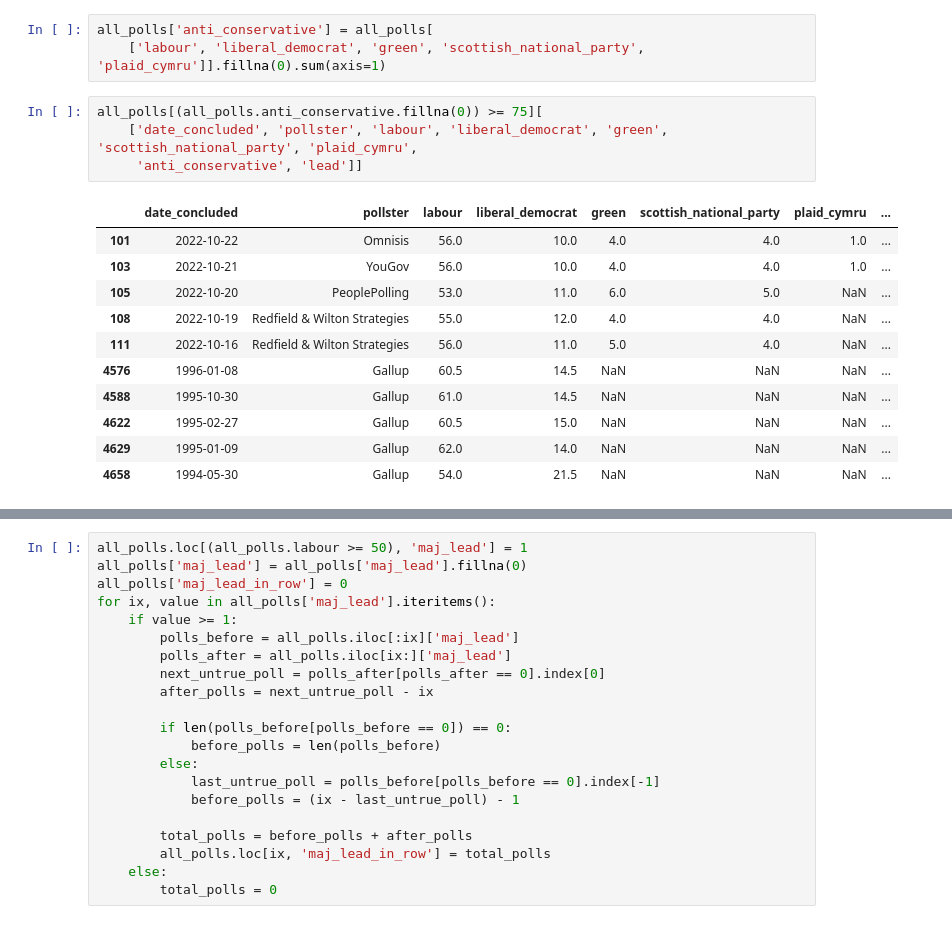
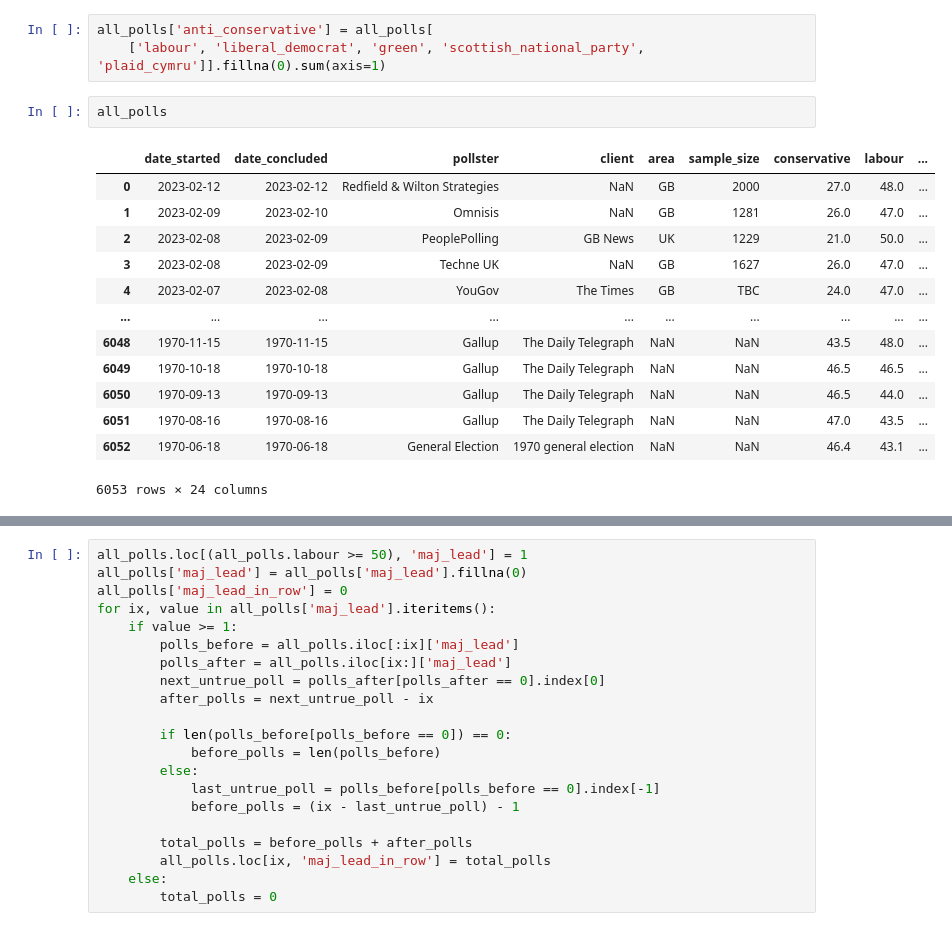
Before and after one commit to AndyLawton/uk_general_election_polls, a Jupyter notebook: main.ipynb, the cells around one changed output, grey strips where cells are left out. Saved outputs shown, nothing was run; the diff lists cells and outputs as text.

```diff
--- a/main.ipynb
+++ b/main.ipynb
@@ -22,22 +18,22 @@ display_columns = ['date_started', 'date_concluded', 'pollster', 'conservative',
 # %%
 all_polls['anti_conservative'] = all_polls[
     ['labour', 'liberal_democrat', 'green', 'scottish_national_party', 'plaid_cymru']].fillna(0).sum(axis=1)
-# %%
-all_polls[(all_polls.anti_conservative.fillna(0)) >= 75][
-    ['date_concluded', 'pollster', 'labour', 'liberal_democrat', 'green', 'scottish_national_party', 'plaid_cymru',
-     'anti_conservative', 'lead']]
-# %% [output]
-|  | date_concluded | pollster | labour | liberal_democrat | green | scottish_national_party | plaid_cymru | ... |
-| 101 | 2022-10-22 | Omnisis | 56.0 | 10.0 | 4.0 | 4.0 | 1.0 | ... |
-| 103 | 2022-10-21 | YouGov | 56.0 | 10.0 | 4.0 | 4.0 | 1.0 | ... |
-| 105 | 2022-10-20 | PeoplePolling | 53.0 | 11.0 | 6.0 | 5.0 | NaN | ... |
-| 108 | 2022-10-19 | Redfield & Wilton Strategies | 55.0 | 12.0 | 4.0 | 4.0 | NaN | ... |
-| 111 | 2022-10-16 | Redfield & Wilton Strategies | 56.0 | 11.0 | 5.0 | 4.0 | NaN | ... |
-| 4576 | 1996-01-08 | Gallup | 60.5 | 14.5 | NaN | NaN | NaN | ... |
-| 4588 | 1995-10-30 | Gallup | 61.0 | 14.5 | NaN | NaN | NaN | ... |
-| 4622 | 1995-02-27 | Gallup | 60.5 | 15.0 | NaN | NaN | NaN | ... |
-| 4629 | 1995-01-09 | Gallup | 62.0 | 14.0 | NaN | NaN | NaN | ... |
-| 4658 | 1994-05-30 | Gallup | 54.0 | 21.5 | NaN | NaN | NaN | ... |
+# %%
+all_polls
+# %% [output]
+|  | date_started | date_concluded | pollster | client | area | sample_size | conservative | labour | ... |
+| 0 | 2023-02-12 | 2023-02-12 | Redfield & Wilton Strategies | NaN | GB | 2000 | 27.0 | 48.0 | ... |
+| 1 | 2023-02-09 | 2023-02-10 | Omnisis | NaN | GB | 1281 | 26.0 | 47.0 | ... |
+| 2 | 2023-02-08 | 2023-02-09 | PeoplePolling | GB News | UK | 1229 | 21.0 | 50.0 | ... |
+| 3 | 2023-02-08 | 2023-02-09 | Techne UK | NaN | GB | 1627 | 26.0 | 47.0 | ... |
+| 4 | 2023-02-07 | 2023-02-08 | YouGov | The Times | GB | TBC | 24.0 | 47.0 | ... |
+| ... | ... | ... | ... | ... | ... | ... | ... | ... | ... |
+| 6048 | 1970-11-15 | 1970-11-15 | Gallup | The Daily Telegraph | NaN | NaN | 43.5 | 48.0 | ... |
+| 6049 | 1970-10-18 | 1970-10-18 | Gallup | The Daily Telegraph | NaN | NaN | 46.5 | 46.5 | ... |
+| 6050 | 1970-09-13 | 1970-09-13 | Gallup | The Daily Telegraph | NaN | NaN | 46.5 | 44.0 | ... |
+| 6051 | 1970-08-16 | 1970-08-16 | Gallup | The Daily Telegraph | NaN | NaN | 47.0 | 43.5 | ... |
+| 6052 | 1970-06-18 | 1970-06-18 | General Election | 1970 general election | NaN | NaN | 46.4 | 43.1 | ... |
+6053 rows × 24 columns
 # %%
 all_polls.query("conservative>=labour")[display_columns]
 # %% [output]
```
Also changed, not shown: parts of 42 cells of this notebook, 12 other files.
